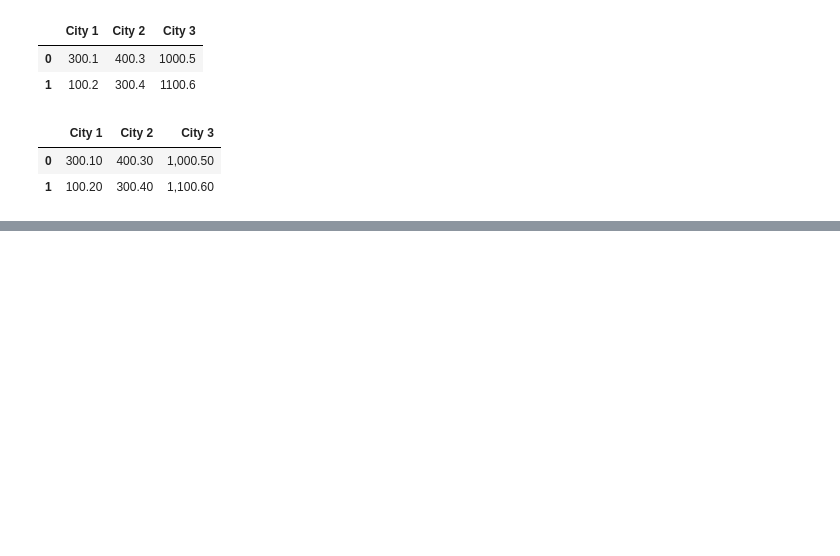
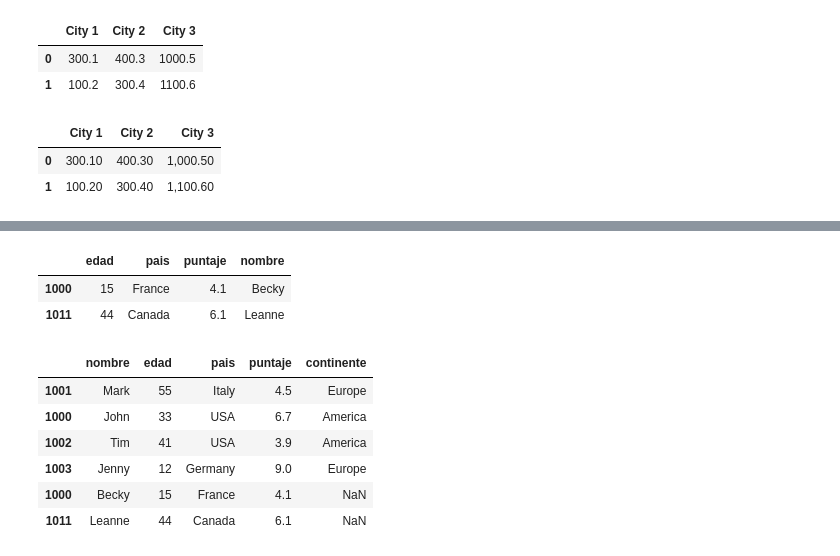
Before and after one commit to EricJDavila/PythonForExcel, a Jupyter notebook: cap0501_pandas.ipynb, the cells around one changed output, grey strips where cells are left out. Cells and saved outputs as stored; diff of their text form; code cells hidden in the pictures; blank space fills up the shorter version.

```diff
--- a/cap0501_pandas.ipynb
+++ b/cap0501_pandas.ipynb
@@ -681,0 +702,20 @@ rainfall.applymap(formatea_cadena)
+# %%
+data = [[15, "France", 4.1, "Becky"], [44, "Canada", 6.1, "Leanne"]]
+mas_usuarios = pd.DataFrame(data=data,
+                            columns=["edad", "pais", "puntaje", "nombre"],
+                            index=[1000, 1011])
+mas_usuarios
+# %% [output]
+|  | edad | pais | puntaje | nombre |
+| 1000 | 15 | France | 4.1 | Becky |
+| 1011 | 44 | Canada | 6.1 | Leanne |
+# %%
+pd.concat([df, mas_usuarios], axis=0)
+# %% [output]
+|  | nombre | edad | pais | puntaje | continente |
+| 1001 | Mark | 55 | Italy | 4.5 | Europe |
+| 1000 | John | 33 | USA | 6.7 | America |
+| 1002 | Tim | 41 | USA | 3.9 | America |
+| 1003 | Jenny | 12 | Germany | 9.0 | Europe |
+| 1000 | Becky | 15 | France | 4.1 | NaN |
+| 1011 | Leanne | 44 | Canada | 6.1 | NaN |
```
Also changed, not shown: parts of 5 cells of this notebook.
